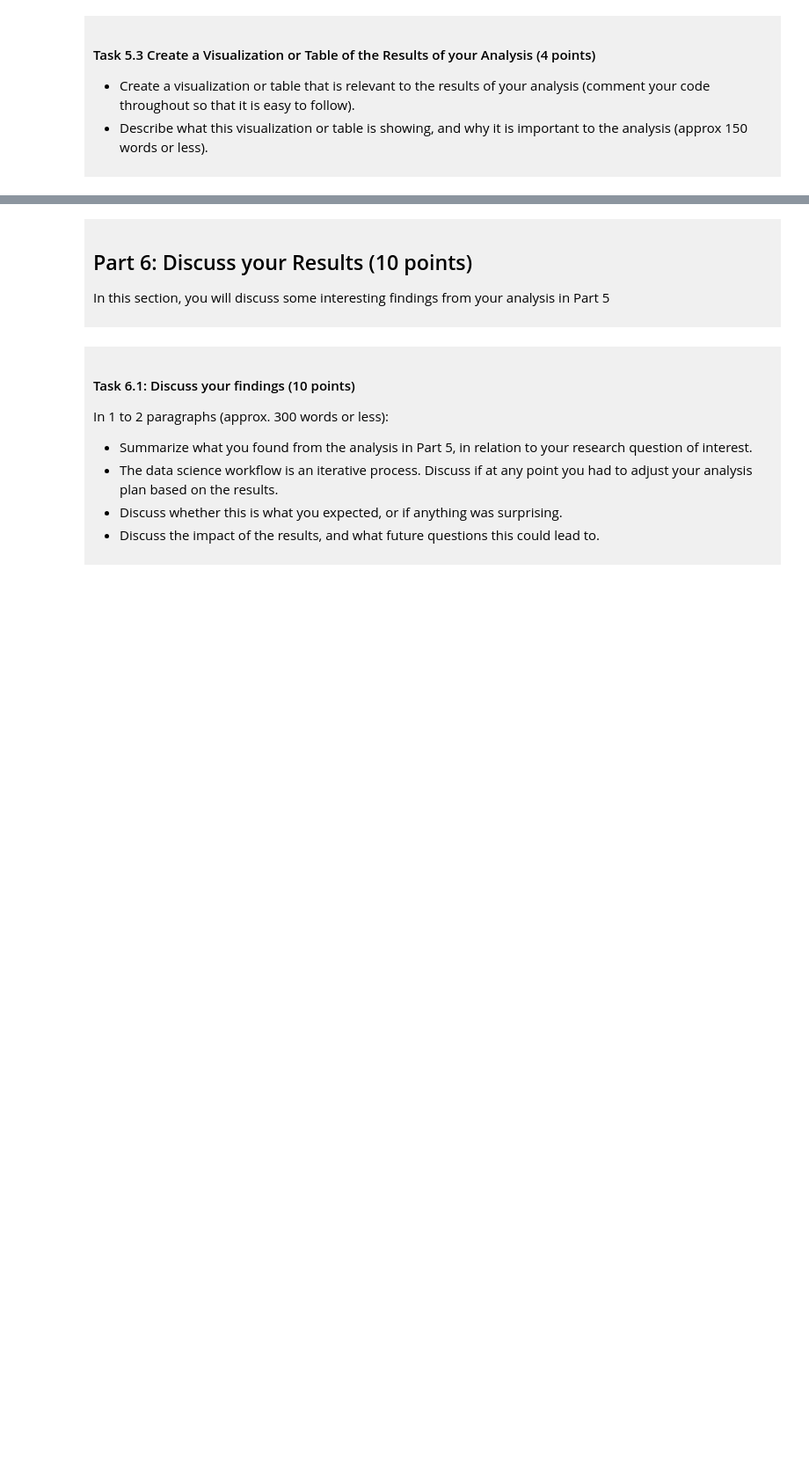
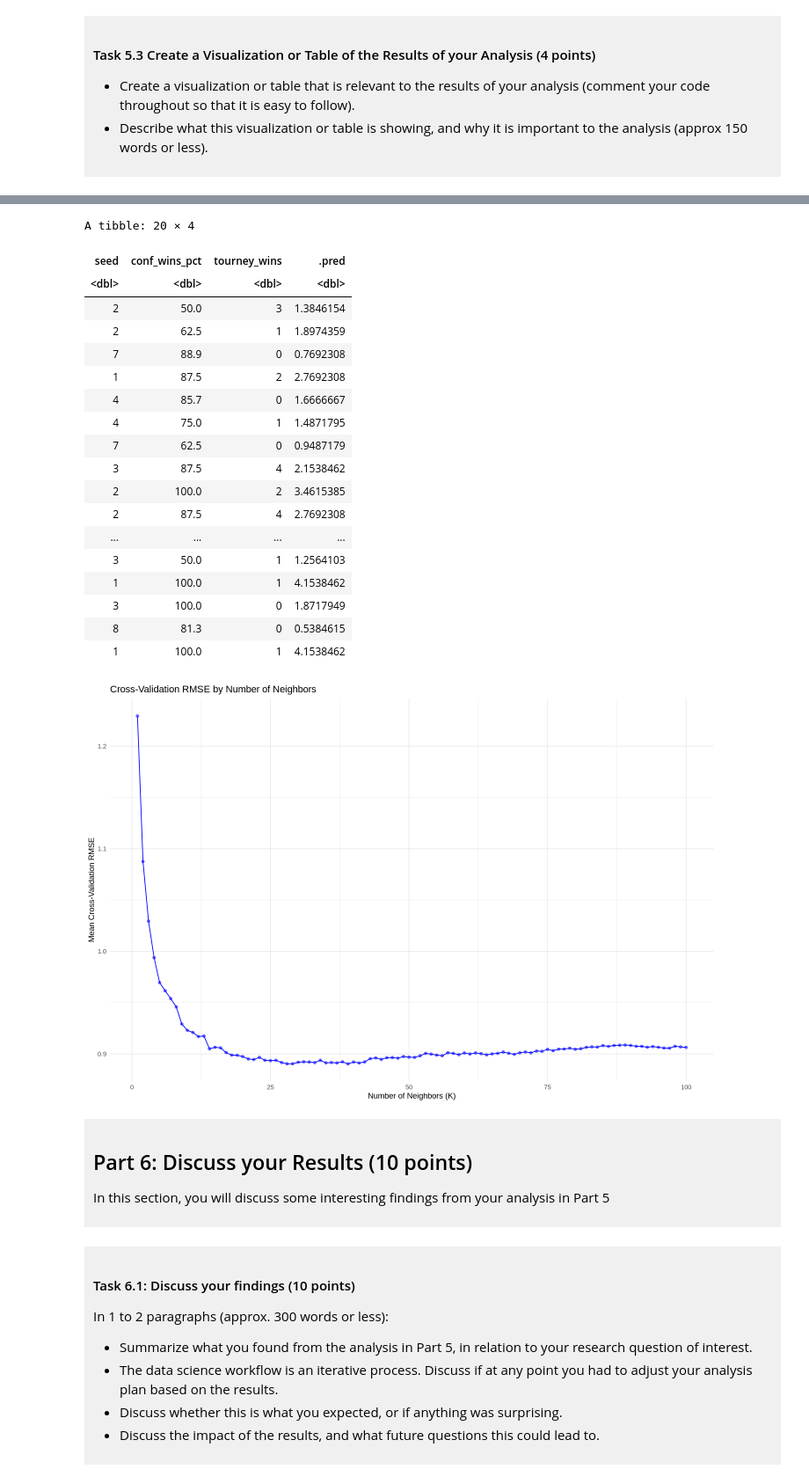
Before and after one commit to alexhongze0907/dsci-100-project-alex-yu, a Jupyter notebook: dsci-100-project-notebook.ipynb, the cells around one changed output, grey strips where cells are left out. Shown at 88% size. Drawn from its saved outputs; the diff is of its cells as text; code cells hidden in the pictures; blank space fills up the shorter version.

```diff
--- a/dsci-100-project-notebook.ipynb
+++ b/dsci-100-project-notebook.ipynb
@@ -394,3 +498,44 @@ I plan to use K-nearest neighbors (KNN) regression to predict the number of tour
+# %%
+# Plot cross-validation RMSE for different K values
+options(repr.plot.width = 12, repr.plot.height = 8)
+
+march_results |>
+  filter(.metric == "rmse") |>
+  ggplot(aes(x = neighbors, y = mean)) +
+  geom_point(color = "blue", alpha = 0.5) +
+  geom_line(color = "blue") +
+  labs(
+    title = "Cross-Validation RMSE by Number of Neighbors",
+    x = "Number of Neighbors (K)",
+    y = "Mean Cross-Validation RMSE"
+  ) +
+  theme_minimal()
+
+# Compare actual and predicted wins for the first 20 test observations
+march_predictions |>
+  select(seed, conf_wins_pct, tourney_wins, .pred) |>
+  head(20)
+# %% [output]
+A tibble: 20 × 4
+| seed | conf_wins_pct | tourney_wins | .pred |
+| <dbl> | <dbl> | <dbl> | <dbl> |
+| 2 | 50.0 | 3 | 1.3846154 |
+| 2 | 62.5 | 1 | 1.8974359 |
+| 7 | 88.9 | 0 | 0.7692308 |
+| 1 | 87.5 | 2 | 2.7692308 |
+| 4 | 85.7 | 0 | 1.6666667 |
+| 4 | 75.0 | 1 | 1.4871795 |
+| 7 | 62.5 | 0 | 0.9487179 |
+| 3 | 87.5 | 4 | 2.1538462 |
+| 2 | 100.0 | 2 | 3.4615385 |
+| 2 | 87.5 | 4 | 2.7692308 |
+| ... | ... | ... | ... |
+| 3 | 50.0 | 1 | 1.2564103 |
+| 1 | 100.0 | 1 | 4.1538462 |
+| 3 | 100.0 | 0 | 1.8717949 |
+| 8 | 81.3 | 0 | 0.5384615 |
+| 1 | 100.0 | 1 | 4.1538462 |
+[figure, added]
 # %% [markdown]
 <div style="background-color: #f0f0f0; padding: 10px;">
 
```
Also changed, not shown: parts of 5 cells of this notebook.
